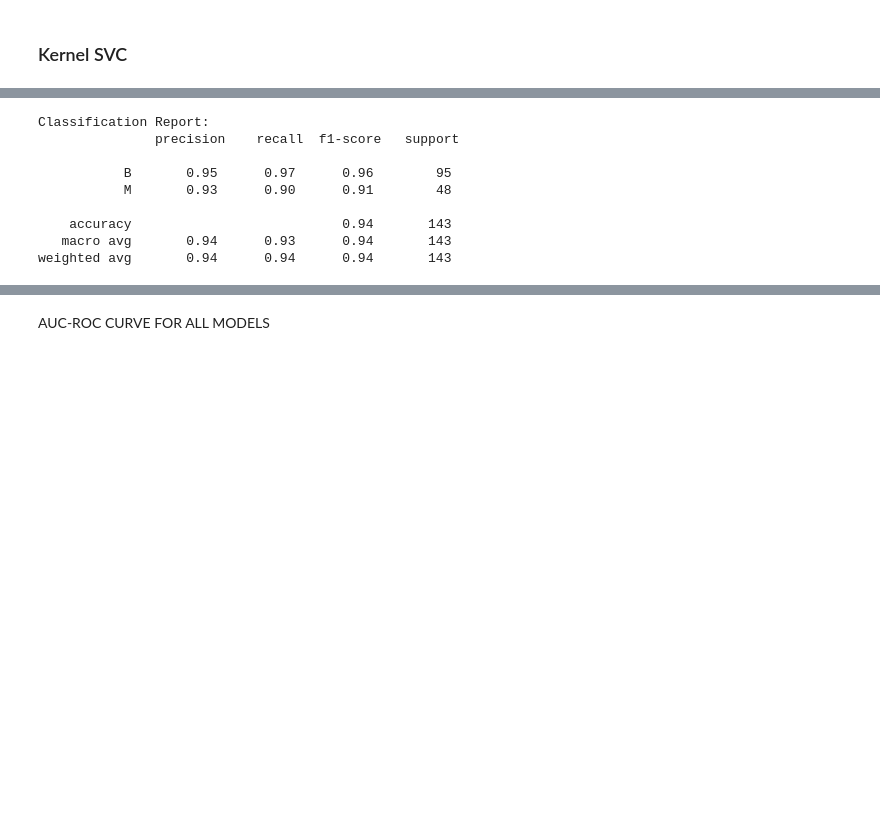
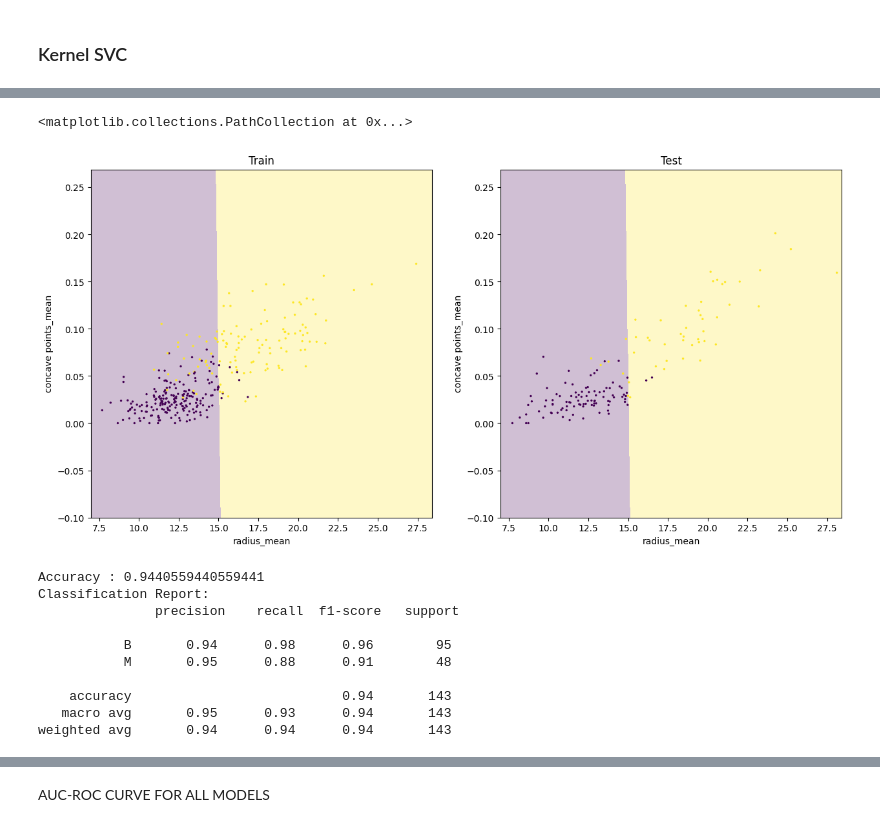
Before and after one commit to LeonardoMicheluz/progettoHealth, a Jupyter notebook: index_Micheluz.ipynb, the cells around one changed output, grey strips where cells are left out. Saved outputs shown, nothing was run; the diff lists cells and outputs as text; code cells hidden in the pictures; blank space fills up the shorter version.

```diff
--- a/index_Micheluz.ipynb
+++ b/index_Micheluz.ipynb
@@ -586,18 +659,69 @@ print(accuracy)
+# %%
+# selecting C=20
+ksvc = SVC(kernel='rbf', C=20, probability=True, random_state=rs)
+ksvc = ksvc.fit(_X_train, _y_train)
+ksvc_pred = ksvc.predict(X_test)
+
+# Create a mesh to plot the decision boundary
+_, ax = plt.subplots(1,2, figsize=(15,7))
+x_min, x_max = _X_train.loc[:, 'radius_mean'].min(), _X_train.loc[:, 'radius_mean'].max() + 1
+y_min, y_max = _X_train.loc[:, 'concave points_mean'].min() - 0.1, _X_train.loc[:, 'concave points_mean'].max() + 0.1
+ax[0].set(xlim=(x_min, x_max), ylim=(y_min, y_max))
+ax[1].set(xlim=(x_min, x_max), ylim=(y_min, y_max))
+
+DecisionBoundaryDisplay.from_estimator(
+  estimator=ksvc,
+  X=_X_train,
+  ax=ax[0],
+  response_method="predict",
+  plot_method='pcolormesh',
+  alpha=0.25,
+  grid_resolution=1000
+)
+ax[0].set_title("Train")
+ax[0].scatter(
+  _X_train.loc[:, 'radius_mean'],
+  _X_train.loc[:, 'concave points_mean'],
+  s=2,
+  c=_y_train,
+)
+
+DecisionBoundaryDisplay.from_estimator(
+  estimator=ksvc,
+  X=_X_train,
+  ax=ax[1],
+  response_method="predict",
+  plot_method='pcolormesh',
+  alpha=0.25,
+  grid_resolution=1000
+)
+ax[1].set_title("Test")
+ax[1].scatter(
+  X_test.loc[:, 'radius_mean'],
+  X_test.loc[:, 'concave points_mean'],
+  s=2,
+  c=y_test,
+)
+# %% [output]
+<matplotlib.collections.PathCollection at 0x...>
+[figure, added]
 # %%
 # Evaluating the model
 
 # Classification report
+print(f"Accuracy : {ksvc.score(X_test, y_test)}")
 report = classification_report(y_test, ksvc_pred, target_names=["B", "M"])
 print("Classification Report:\n", report)
 # %% [output]
+Accuracy : 0.9440559440559441
 Classification Report:
                precision    recall  f1-score   support
 
-           B       0.95      0.97      0.96        95
-           M       0.93      0.90      0.91        48
+           B       0.94      0.98      0.96        95
+           M       0.95      0.88      0.91        48
 
     accuracy                           0.94       143
-   macro avg       0.94      0.93      0.94       143
+   macro avg       0.95      0.93      0.94       143
 weighted avg       0.94      0.94      0.94       143
 # %%
 # Confusion Matrix
```
Also changed, not shown: parts of 8 cells of this notebook.
